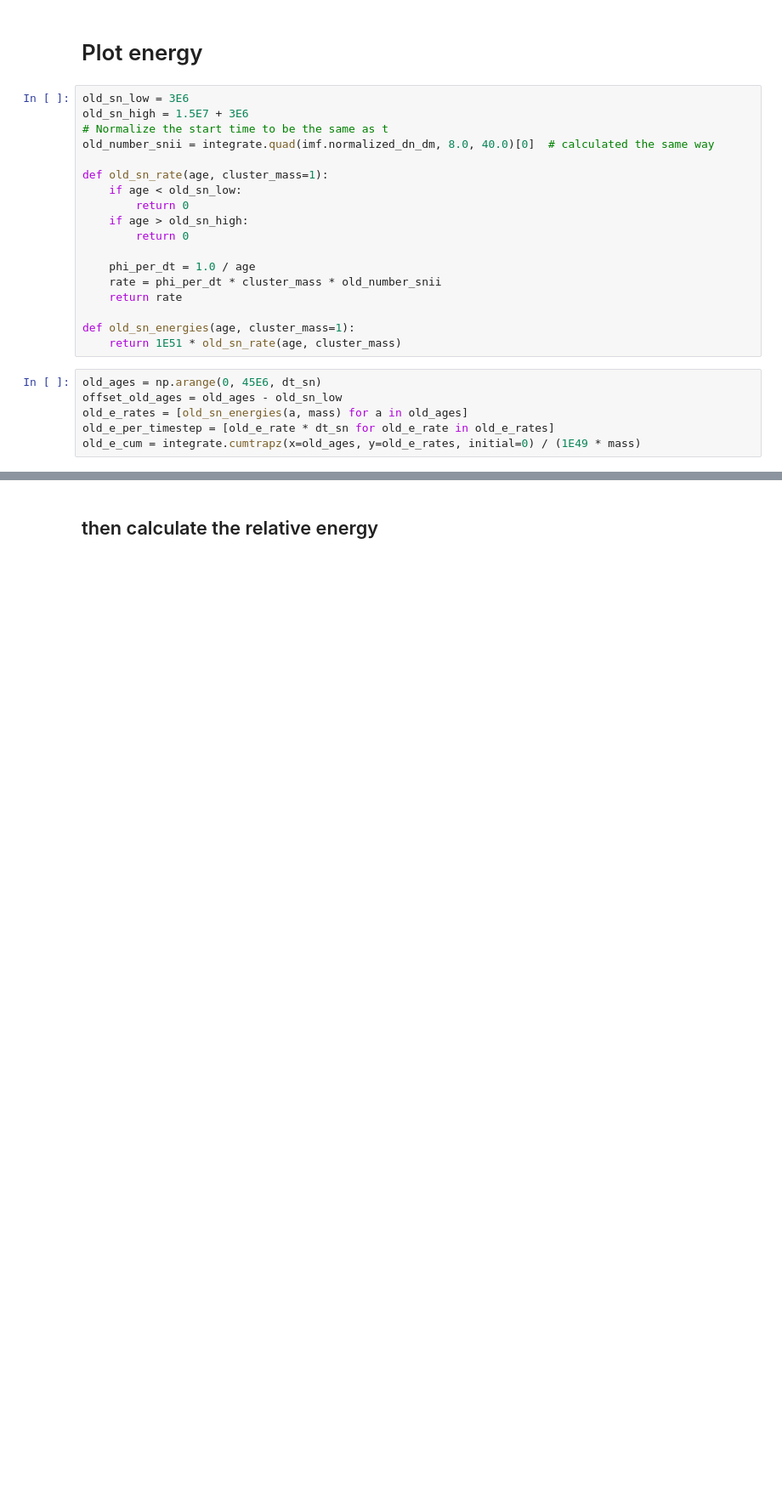
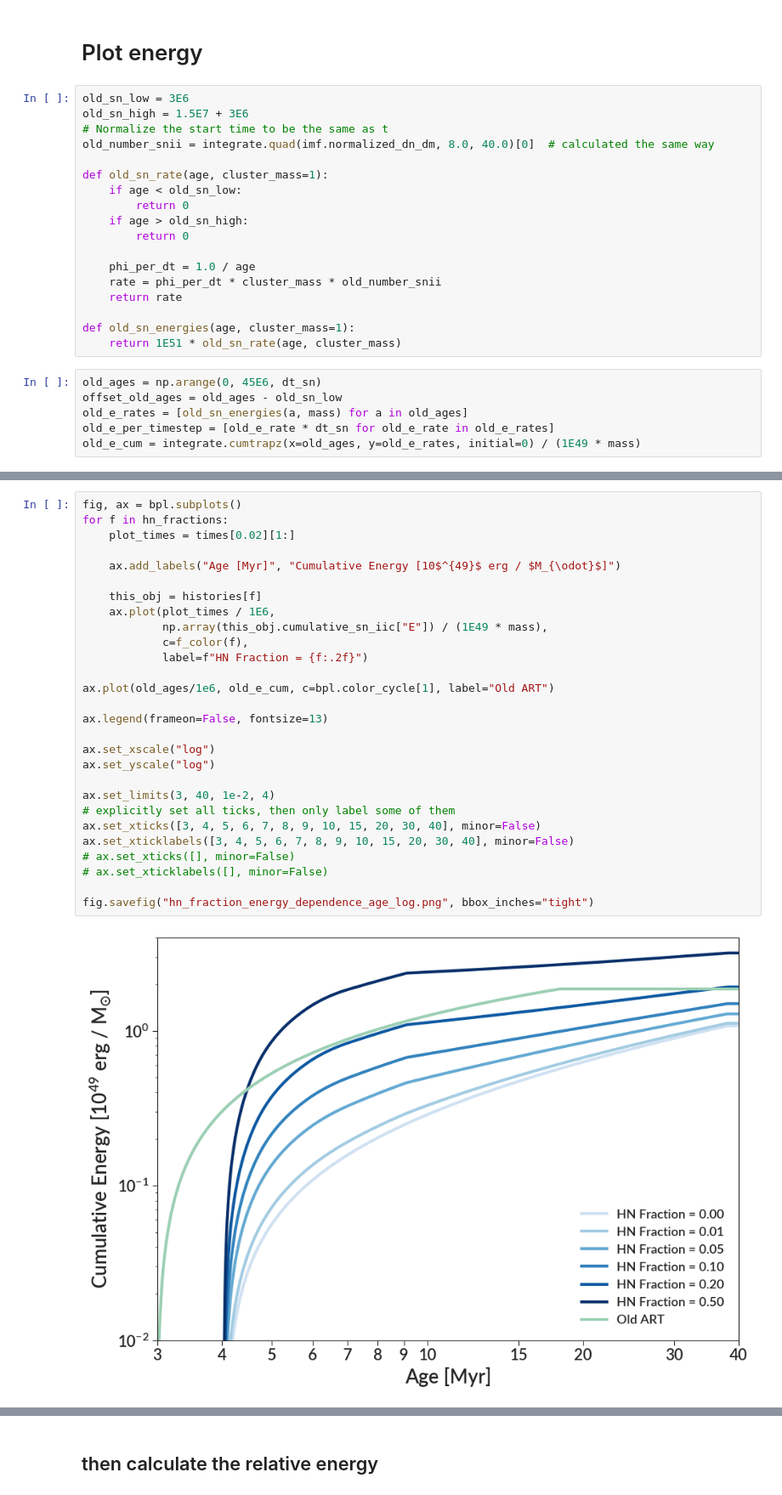
Before and after one commit to gillenbrown/agb_wrapper, a Jupyter notebook: testing/informal_tests/hn_energy.ipynb, the cells around one changed output, grey strips where cells are left out. Shown: that part at 85% size. Cells and saved outputs as stored; diff of their text form; blank space fills up the shorter version.

```diff
--- a/testing/informal_tests/hn_energy.ipynb
+++ b/testing/informal_tests/hn_energy.ipynb
@@ -204,3 +222,33 @@ Substituting with a symbol from Computer Modern.
+# %%
+fig, ax = bpl.subplots()
+for f in hn_fractions:
+    plot_times = times[0.02][1:]
+
+    ax.add_labels("Age [Myr]", "Cumulative Energy [10$^{49}$ erg / $M_{\odot}$]")
+
+    this_obj = histories[f]
+    ax.plot(plot_times / 1E6,
+            np.array(this_obj.cumulative_sn_iic["E"]) / (1E49 * mass),
+            c=f_color(f),
+            label=f"HN Fraction = {f:.2f}")
+
+ax.plot(old_ages/1e6, old_e_cum, c=bpl.color_cycle[1], label="Old ART")
+
+ax.legend(frameon=False, fontsize=13)
+
+ax.set_xscale("log")
+ax.set_yscale("log")
+
+ax.set_limits(3, 40, 1e-2, 4)
+# explicitly set all ticks, then only label some of them
+ax.set_xticks([3, 4, 5, 6, 7, 8, 9, 10, 15, 20, 30, 40], minor=False)
+ax.set_xticklabels([3, 4, 5, 6, 7, 8, 9, 10, 15, 20, 30, 40], minor=False)
+# ax.set_xticks([], minor=False)
+# ax.set_xticklabels([], minor=False)
+
+fig.savefig("hn_fraction_energy_dependence_age_log.png", bbox_inches="tight")
+# %% [output]
+[figure, added]
 # %%
 fig, ax = bpl.subplots()
 for f in hn_fractions:
```
Also changed, not shown: parts of 9 cells of this notebook, 5 other files.
